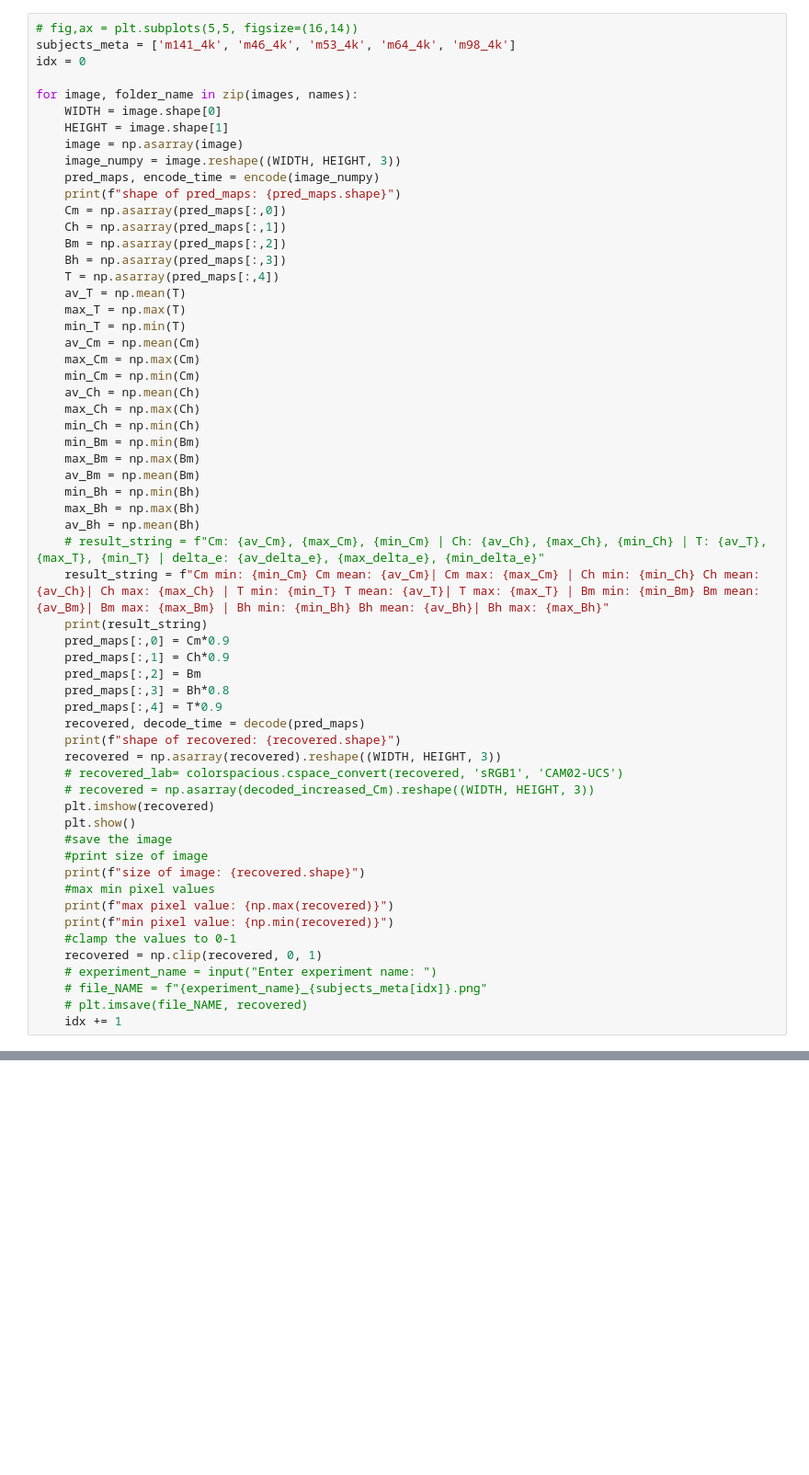
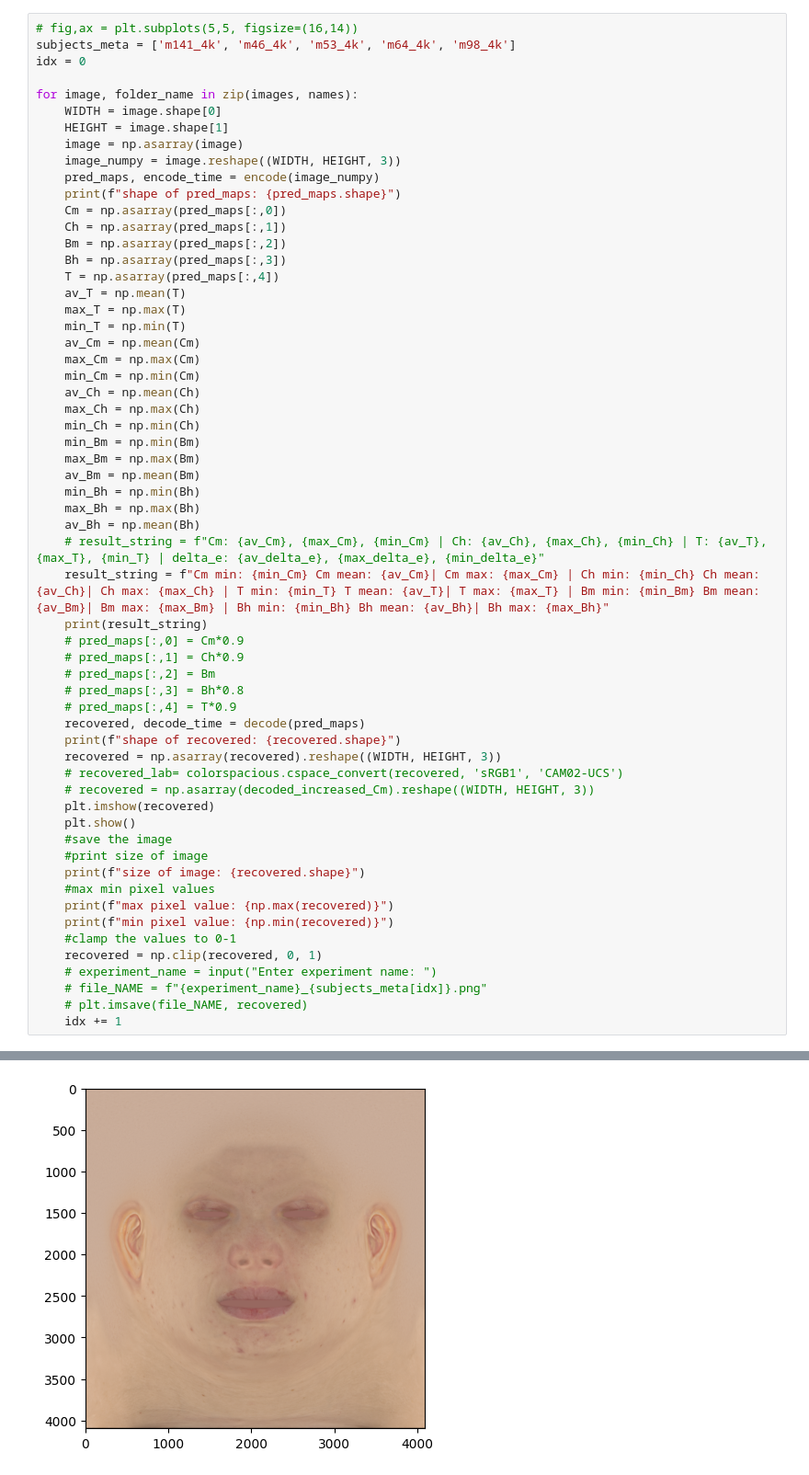
Before and after one commit to jj-tech-io/AE_2023_06, a Jupyter notebook: inference.ipynb, the cells around one changed output, grey strips where cells are left out. Shown at 92% size. Drawn from its saved outputs; the diff is of its cells as text; blank space fills up the shorter version.

```diff
--- a/inference.ipynb
+++ b/inference.ipynb
@@ -152,11 +153,11 @@ for image, folder_name in zip(images, names):
     # result_string = f"Cm: {av_Cm}, {max_Cm}, {min_Cm} | Ch: {av_Ch}, {max_Ch}, {min_Ch} | T: {av_T}, {max_T}, {min_T} | delta_e: {av_delta_e}, {max_delta_e}, {min_delta_e}"
     result_string = f"Cm min: {min_Cm} Cm mean: {av_Cm}| Cm max: {max_Cm} | Ch min: {min_Ch} Ch mean: {av_Ch}| Ch max: {max_Ch} | T min: {min_T} T mean: {av_T}| T max: {max_T} | Bm min: {min_Bm} Bm mean: {av_Bm}| Bm max: {max_Bm} | Bh min: {min_Bh} Bh mean: {av_Bh}| Bh max: {max_Bh}"
     print(result_string)
-    pred_maps[:,0] = Cm*0.9
-    pred_maps[:,1] = Ch*0.9
-    pred_maps[:,2] = Bm
-    pred_maps[:,3] = Bh*0.8
-    pred_maps[:,4] = T*0.9
+    # pred_maps[:,0] = Cm*0.9
+    # pred_maps[:,1] = Ch*0.9
+    # pred_maps[:,2] = Bm
+    # pred_maps[:,3] = Bh*0.8
+    # pred_maps[:,4] = T*0.9
     recovered, decode_time = decode(pred_maps)
     print(f"shape of recovered: {recovered.shape}")
     recovered = np.asarray(recovered).reshape((WIDTH, HEIGHT, 3))
@@ -176,3 +177,4 @@ for image, folder_name in zip(images, names):
     # file_NAME = f"{experiment_name}_{subjects_meta[idx]}.png"
     # plt.imsave(file_NAME, recovered)
     idx += 1
+# %% [output]
@@ -178,0 +184 @@ for image, folder_name in zip(images, names):
+[figure, added]
```
Also changed, not shown: parts of 5 cells of this notebook, 5 other files.
